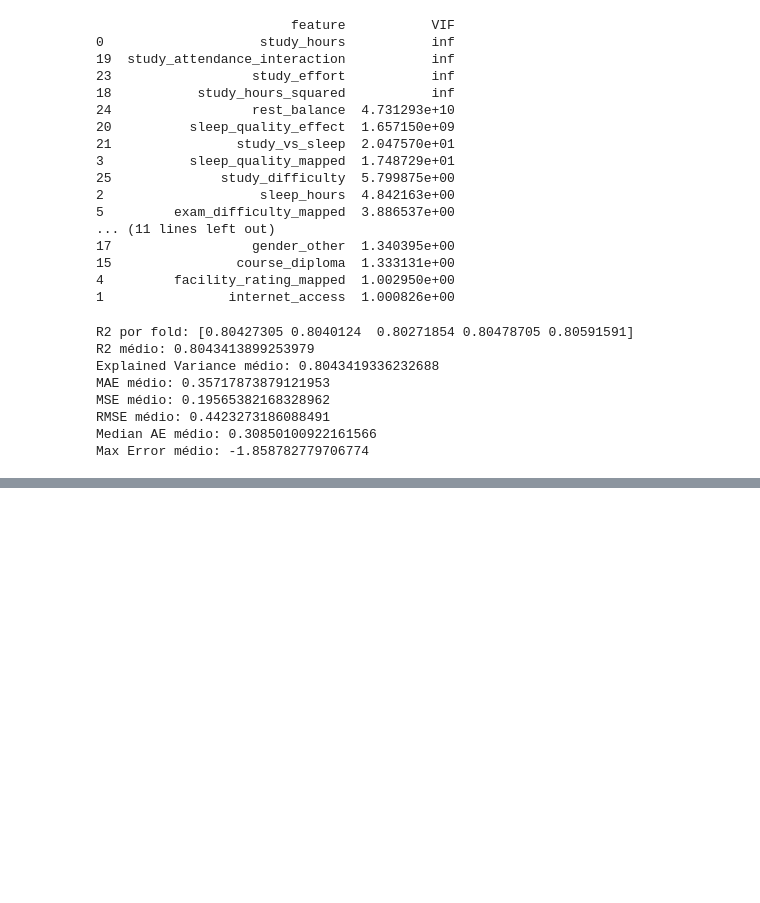
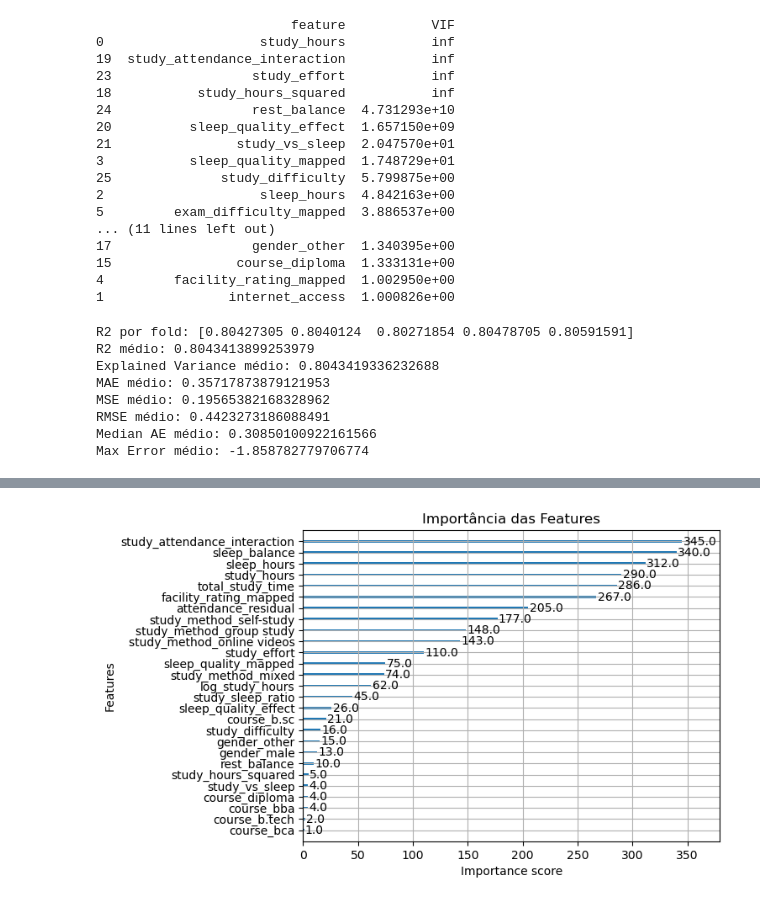
Before and after one commit to marianafernandes427/aprendizagem_automatica, a Jupyter notebook: Regressao/reg.ipynb, the cells around one changed output, grey strips where cells are left out. Cells and saved outputs as stored; diff of their text form; code cells hidden in the pictures; blank space fills up the shorter version.

```diff
--- a/Regressao/reg.ipynb
+++ b/Regressao/reg.ipynb
@@ -360,0 +560,90 @@ Max Error médio: -1.858782779706774
+# %%
+import matplotlib.pyplot as plt
+
+from xgboost import plot_importance
+from statsmodels.stats.stattools import durbin_watson
+from sklearn.model_selection import train_test_split
+
+# =========================================================
+# Ajuste do modelo
+# =========================================================
+
+modelo_xgb.fit(X_xgb, y_xgb)
+
+y_pred = modelo_xgb.predict(X_xgb)
+residuos = y_xgb - y_pred
+
+# =========================================================
+# 1. Features informativas e relevantes
+# =========================================================
+
+# Plot importância
+plt.figure(figsize=(8,6))
+plot_importance(modelo_xgb)
+plt.title("Importância das Features")
+plt.show()
+
+# =========================================================
+# 2. Observações independentes
+# =========================================================
+
+dw = durbin_watson(residuos)
+print("Durbin-Watson:", dw)
+
+if 1.5 < dw < 2.5:
+    print("Sem autocorrelação relevante")
+else:
+    print("Possível autocorrelação")
+
+# =========================================================
+# 3. Dados numéricos
+# =========================================================
+
+print(X_xgb.dtypes)
+
+# =========================================================
+# 4. Robustez a outliers e ruído
+# =========================================================
+
+#gráfico para todas as colunas
+"""for col in X_xgb.columns:
+    plt.figure(figsize=(6,4))
+    plt.boxplot(X_xgb[col])
+    plt.title(f"Outliers - {col}")
+    plt.show()"""
+
+#exemplo
+col="study_hours"
+plt.figure(figsize=(6,4))
+plt.boxplot(X_xgb[col])
+plt.title(f"Outliers - {col}")
+plt.show()
+
+# =========================================================
+# 5. Distribuição semelhante
+# =========================================================
+
+X_train, X_test, y_train, y_test = train_test_split(
+    X_xgb,
+    y_xgb,
+    test_size=0.2,
+    random_state=42
+)
+
+#gráfico para todas as colunas
+"""for col in X_xgb.columns:
+    plt.figure(figsize=(6,4))
+    plt.hist(X_train[col], alpha=0.5, label="Train")
+    plt.hist(X_test[col], alpha=0.5, label="Test")
+    plt.title(f"Distribuição - {col}")
+    plt.legend()
+    plt.show()"""
+
+#exemplo
+plt.figure(figsize=(6,4))
+plt.hist(X_train[col], alpha=0.5, label="Train")
+plt.hist(X_test[col], alpha=0.5, label="Test")
+plt.title(f"Distribuição - {col}")
+plt.legend()
+plt.show()
+# %% [output]
@@ -360,0 +651 @@ Max Error médio: -1.858782779706774
+[figure, added]
```
Also changed, not shown: parts of 17 cells of this notebook, 1 other file.
